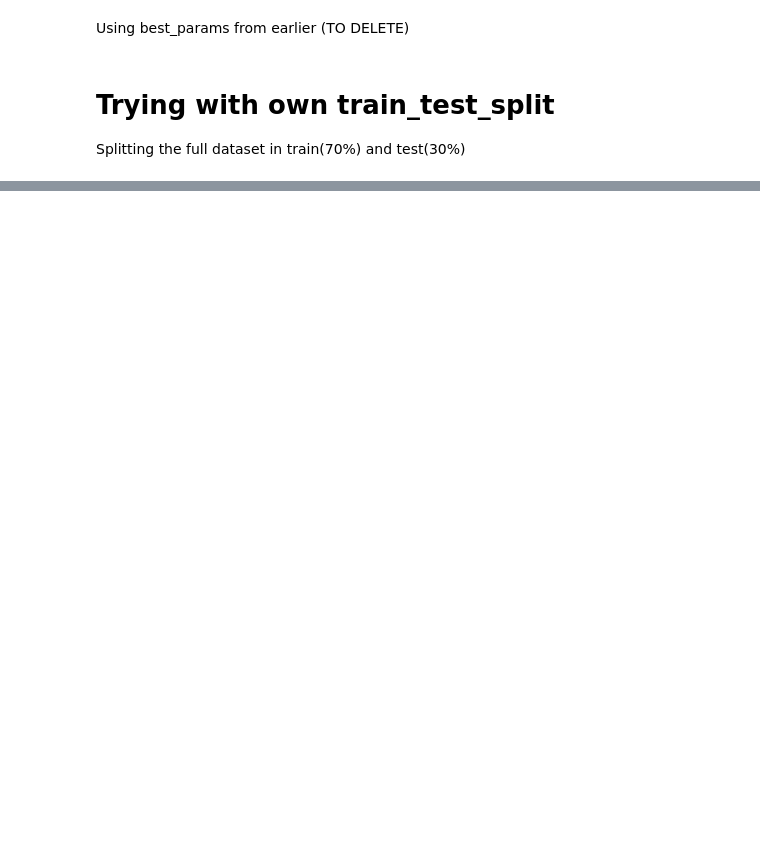
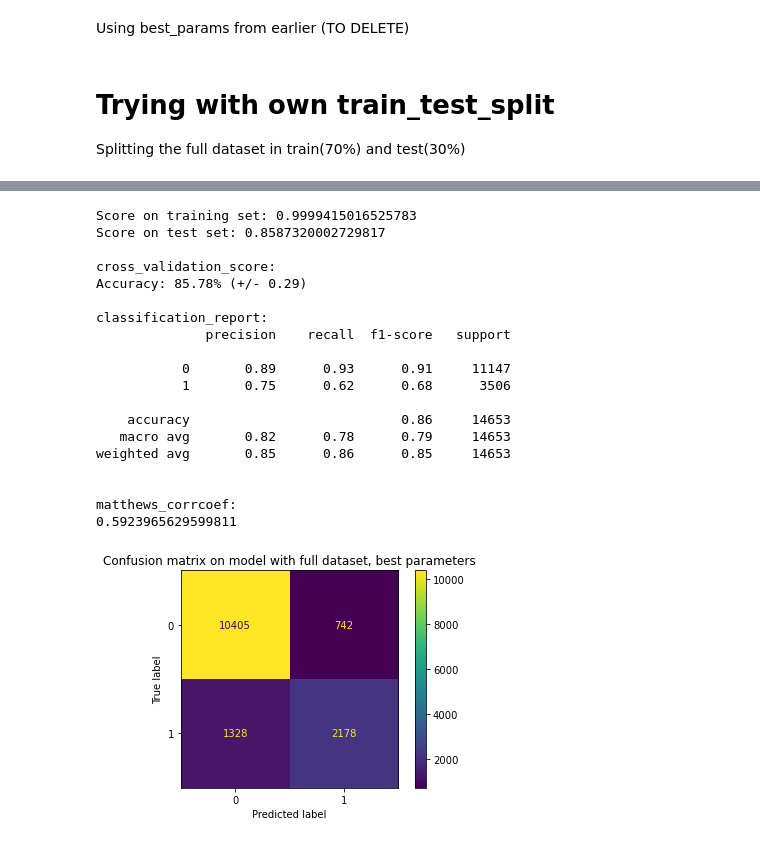
Before and after one commit to matthew-samyn/us-income, a Jupyter notebook: main.ipynb, the cells around one changed output, grey strips where cells are left out. Cells and saved outputs as stored; diff of their text form; code cells hidden in the pictures; blank space fills up the shorter version.

```diff
--- a/main.ipynb
+++ b/main.ipynb
@@ -176,0 +214,26 @@ predicting_scoring_model(forest_full_best, X_train_splitted, y_train_splitted, X
+# %%
+# No improvement
+forest_full_best = forest_full_best.best_estimator_
+predicting_scoring_model(forest_full_best, X_train_splitted, y_train_splitted, X_test_splitted,
+                                         y_test_splitted, "model with full dataset, best parameters")
+# %% [output]
+Score on training set: 0.9999415016525783
+Score on test set: 0.8587320002729817
+
+cross_validation_score:
+Accuracy: 85.78% (+/- 0.29)
+
+classification_report:
+              precision    recall  f1-score   support
+
+           0       0.89      0.93      0.91     11147
+           1       0.75      0.62      0.68      3506
+
+    accuracy                           0.86     14653
+   macro avg       0.82      0.78      0.79     14653
+weighted avg       0.85      0.86      0.85     14653
+
+
+matthews_corrcoef:
+0.5923965629599811
+[figure, added]
```
Also changed, not shown: parts of 19 cells of this notebook, 6 other files.
